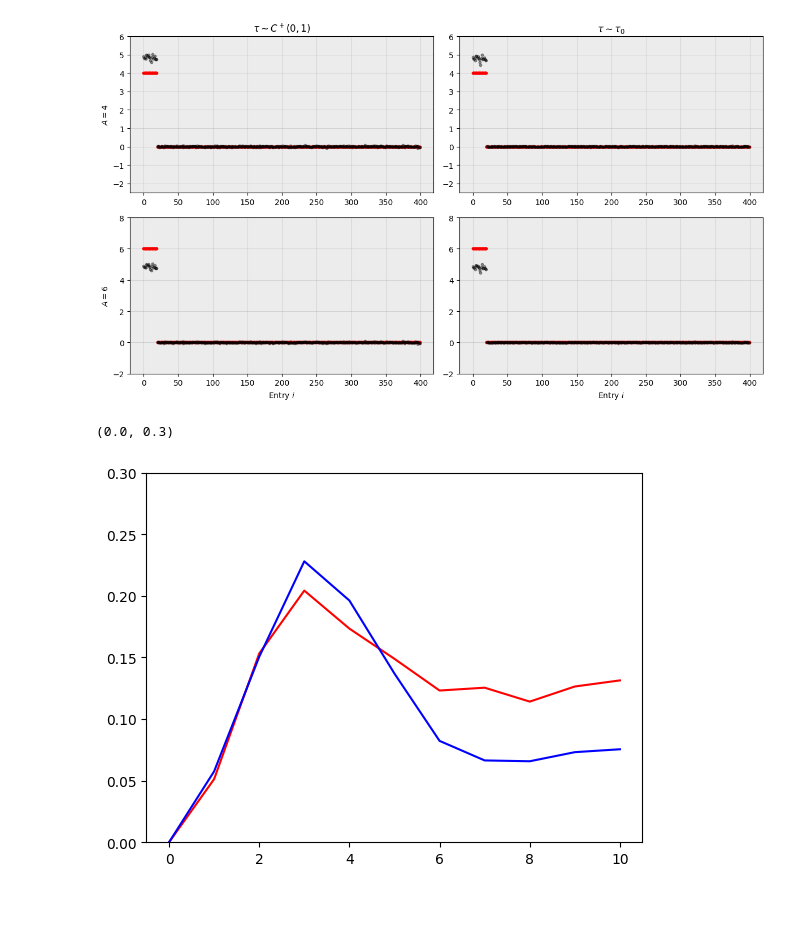
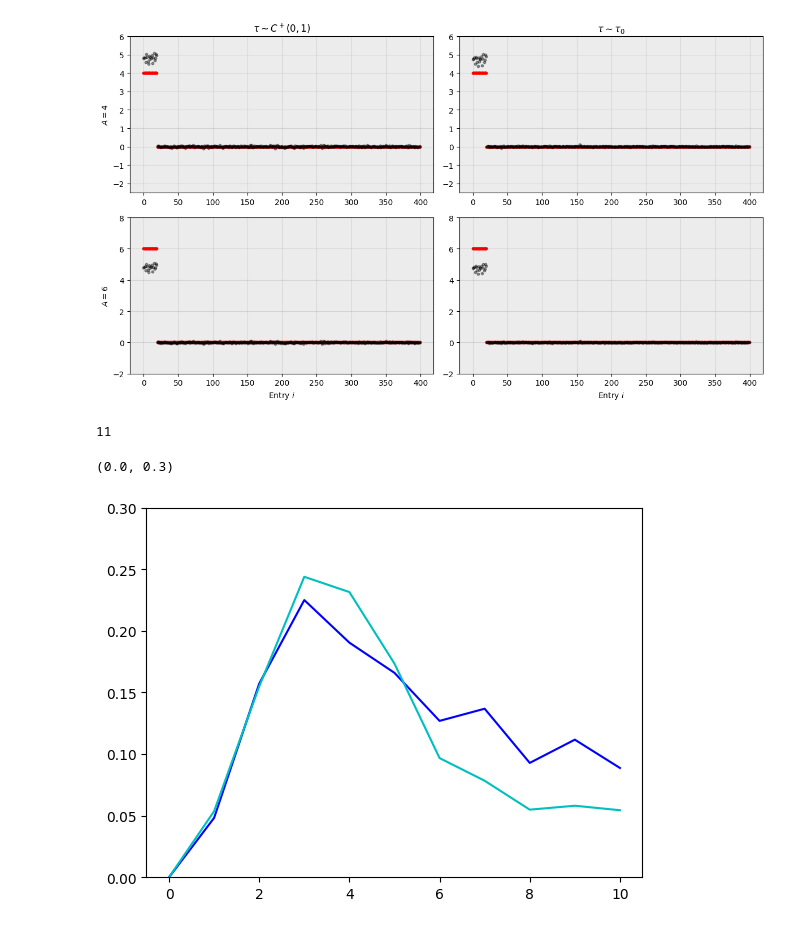
Before and after one commit to Grace0124/numpyro, a Jupyter notebook: horseshoe_prior_2.ipynb, the cells around one changed output. Saved outputs shown, nothing was run; the diff lists cells and outputs as text; code cells hidden in the pictures.

```diff
--- a/horseshoe_prior_2.ipynb
+++ b/horseshoe_prior_2.ipynb
@@ -20,7 +20,7 @@ $$\epsilon_i \sim N(0, \sigma^2), \;\; i = 1, ..., 400$$
 Similarly to Piironen's toy example, We generate $100$ data realizations. Our true parameter vector $\beta^*$ has length $D=400$ and $p^*=20$ non-zero entries with some value $A \in$ $\{1, 2, ..., 10\}$. The total number of observations per realization is $n=400$.
 # %%
 # Parameters
-n_realizations = 10
+n_realizations = 5
 n = 400 # number of observations, length of beta_star
 D = n
 p_star = 20 # number of non-zero predictors
@@ -101,7 +101,7 @@ def tau0(all_data):
     def run_mcmc_tau0(y):
         mcmc_tau0 = MCMC(
             NUTS(horseshoe_tau0),
-            num_warmup= 1000,
+            num_warmup= 500,
             num_samples= 1000)
         mcmc_tau0.run(random.PRNGKey(0), y=y)
         return mcmc_tau0.get_samples()
@@ -201,14 +202,18 @@ ax4.set(xlabel=r'Entry $i$')
 # %% [output]
 [Text(0.5, 0, 'Entry $i$')]
 [figure]
+# %%
+len(hc_all_betas)
+# %% [output]
+11
 # %%
-plt.plot(range(len(hc_mean_mse_values)), hc_mean_mse_values, "r")
-plt.plot(range(len(t0_mean_mse_values)), t0_mean_mse_values, "b")
+plt.plot(range(len(hc_mean_mse_values)), hc_mean_mse_values, "b")
+plt.plot(range(len(t0_mean_mse_values)), t0_mean_mse_values, "c")
 ax = plt.gca()
 ax.set_ylim([0, 0.3])
 # %% [output]
 (0.0, 0.3)
-[figure, old version]
+[figure, new version]
 # %%
 all_kappas = np.ndarray.flatten(np.array(all_kappas))
 sns.kdeplot(all_kappas, legend=None)
```
Also changed, not shown: parts of 2 cells of this notebook.
